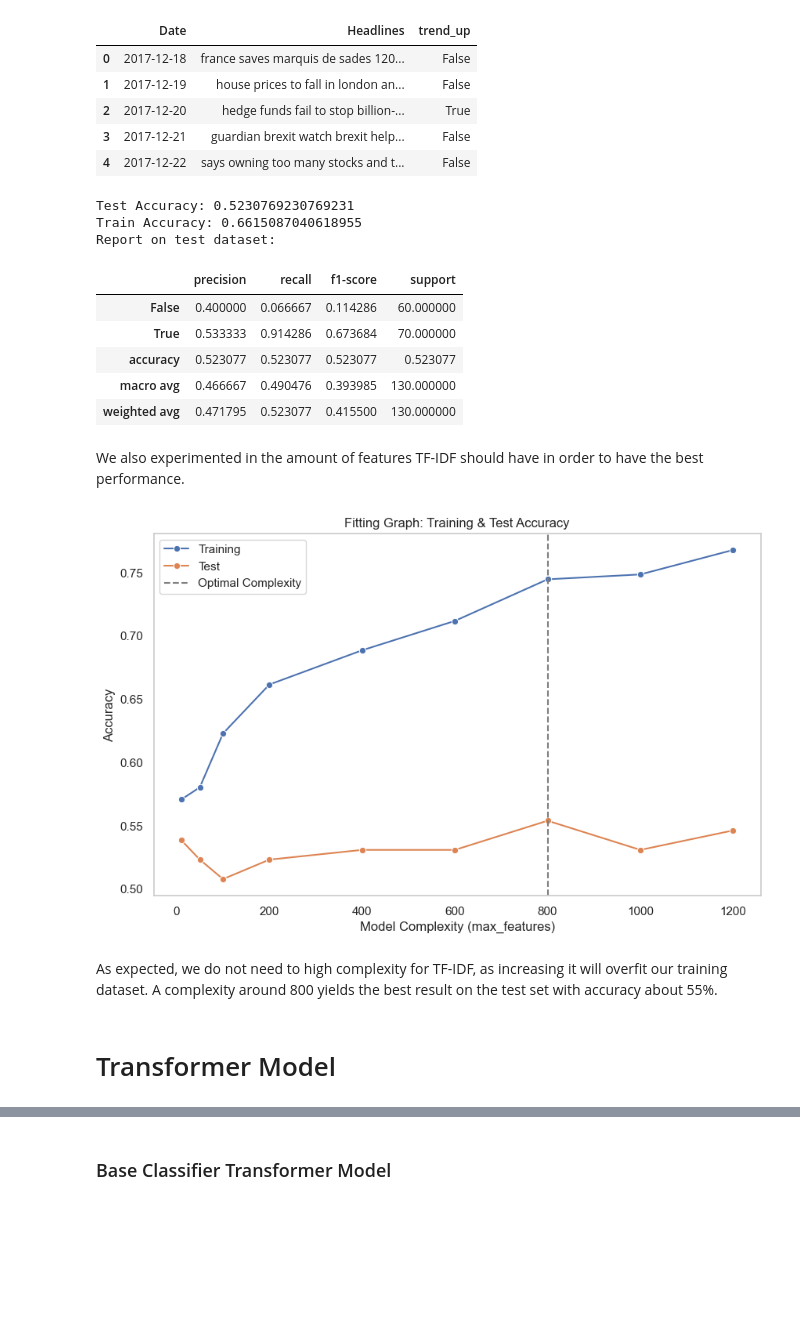
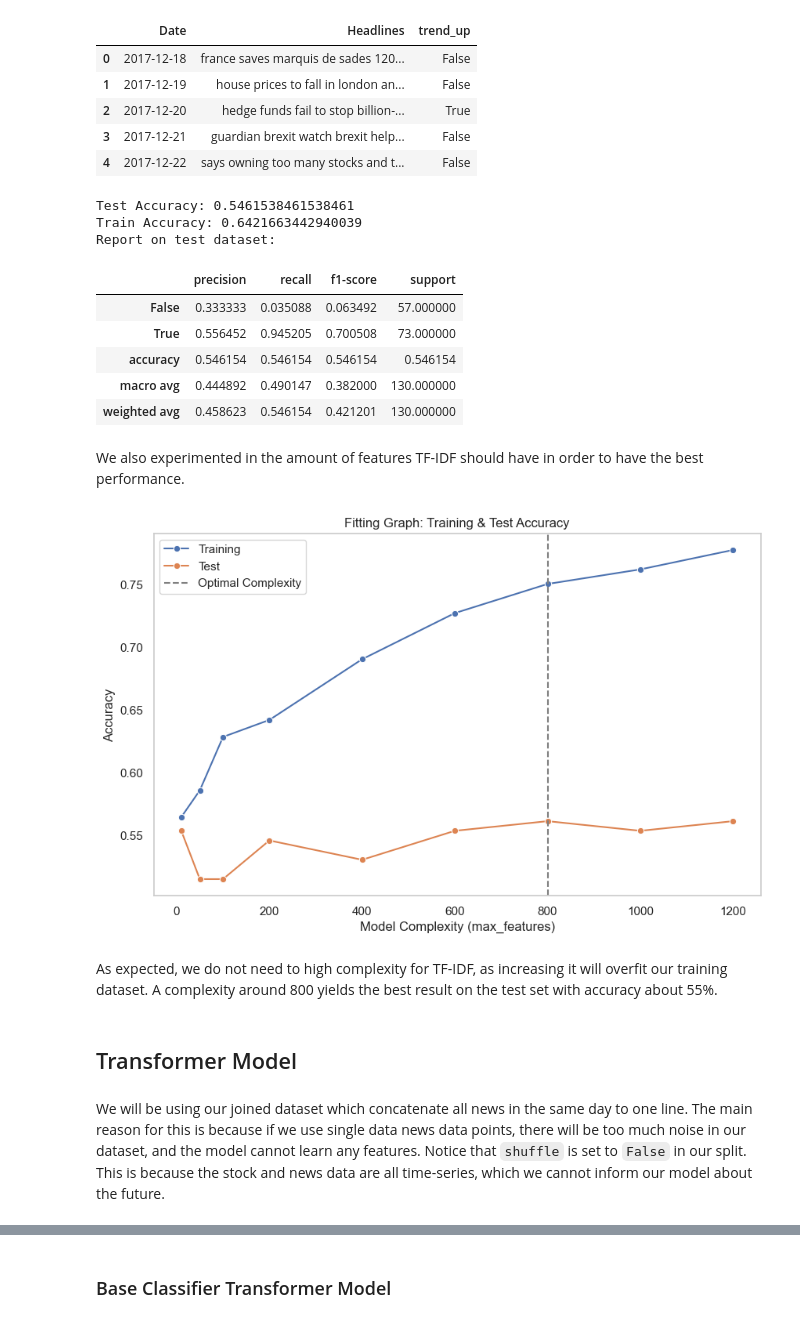
Before and after one commit to Aaron3963/CSE_151A_Project, a Jupyter notebook: project.ipynb, the cells around one changed output, grey strips where cells are left out. Saved outputs shown, nothing was run; the diff lists cells and outputs as text; code cells hidden in the pictures; blank space fills up the shorter version.

Commit message:
Completed project main parts

```diff
--- a/project.ipynb
+++ b/project.ipynb
@@ -472,10 +469,10 @@ vectorizer = TfidfVectorizer(max_features=200)
 X = vectorizer.fit_transform(data['Headlines']).toarray()
 y = data['trend_up']
 
-X_train, X_test, y_train, y_test = train_test_split(X, y, test_size=0.2, random_state=3)
+X_train, X_test, y_train, y_test = train_test_split(X, y, test_size=0.2, shuffle=False, random_state=SEED)
 
 
-model = LogisticRegression(random_state=3, max_iter=1500)
+model = LogisticRegression(random_state=SEED, max_iter=1500)
 model.fit(X_train, y_train)
 
 y_pred_test = model.predict(X_test)
@@ -490,15 +487,15 @@ print("Train Accuracy:", train_accuracy)
 print("Report on test dataset:")
 pd.DataFrame(classification_report(y_test, y_pred_test, output_dict=True)).transpose()
 # %% [output]
-Test Accuracy: 0.5230769230769231
-Train Accuracy: 0.6615087040618955
+Test Accuracy: 0.5461538461538461
+Train Accuracy: 0.6421663442940039
 Report on test dataset:
 |  | precision | recall | f1-score | support |
-| False | 0.400000 | 0.066667 | 0.114286 | 60.000000 |
-| True | 0.533333 | 0.914286 | 0.673684 | 70.000000 |
-| accuracy | 0.523077 | 0.523077 | 0.523077 | 0.523077 |
-| macro avg | 0.466667 | 0.490476 | 0.393985 | 130.000000 |
-| weighted avg | 0.471795 | 0.523077 | 0.415500 | 130.000000 |
+| False | 0.333333 | 0.035088 | 0.063492 | 57.000000 |
+| True | 0.556452 | 0.945205 | 0.700508 | 73.000000 |
+| accuracy | 0.546154 | 0.546154 | 0.546154 | 0.546154 |
+| macro avg | 0.444892 | 0.490147 | 0.382000 | 130.000000 |
+| weighted avg | 0.458623 | 0.546154 | 0.421201 | 130.000000 |
 # %% [markdown]
 We also experimented in the amount of features TF-IDF should have in order to have the best performance.
 # %%
@@ -512,38 +509,40 @@ for max_features in complexities:
     vectorizer = TfidfVectorizer(max_features=max_features)
     X = vectorizer.fit_transform(data['Headlines']).toarray()
     y = data['trend_up']
 
-    X_train, X_test, y_train, y_test = train_test_split(X, y, test_size=0.2, random_state=3)
+    X_train, X_test, y_train, y_test = train_test_split(X, y, test_size=0.2, shuffle=False, random_state=SEED)
 
-    model = LogisticRegression(random_state=3, max_iter=1500)
+    model = LogisticRegression(random_state=SEED, max_iter=1500)
     model.fit(X_train, y_train)
 
     train_accuracy = accuracy_score(y_train, model.predict(X_train))
     test_accuracy = accuracy_score(y_test, model.predict(X_test))
 
     train_accuracies.append(train_accuracy)
     test_accuracies.append(test_accuracy)
 
 
 plot_data = pd.DataFrame({
     'Complexity': complexities * 2,
     'Accuracy': train_accuracies + test_accuracies,
     'Type': ['Training'] * len(complexities) + ['Test'] * len(complexities)
 })
 
 plt.figure(figsize=(10, 6))
 sns.lineplot(data=plot_data, x='Complexity', y='Accuracy', hue='Type', marker='o')
 plt.axvline(x=complexities[np.argmax(test_accuracies)], linestyle='--', color='gray', label="Optimal Complexity")
 plt.title("Fitting Graph: Training & Test Accuracy")
 plt.xlabel("Model Complexity (max_features)")
 plt.ylabel("Accuracy")
 plt.legend()
 plt.grid()
 plt.show()
 # %% [output]
-[figure, old version]
+[figure, new version]
 # %% [markdown]
 As expected, we do not need to high complexity for TF-IDF, as increasing it will overfit our training dataset. A complexity around 800 yields the best result on the test set with accuracy about 55%.
 # %% [markdown]
-# Transformer Model
+## Transformer Model
+# %% [markdown]
+We will be using our joined dataset which concatenate all news in the same day to one line. The main reason for this is because if we use single data news data points, there will be too much noise in our dataset, and the model cannot learn any features. Notice that `shuffle` is set to `False` in our split. This is because the stock and news data are all time-series, which we cannot inform our model about the future.
 # %%
```
Also changed, not shown: parts of 70 cells of this notebook, 3 other files.
